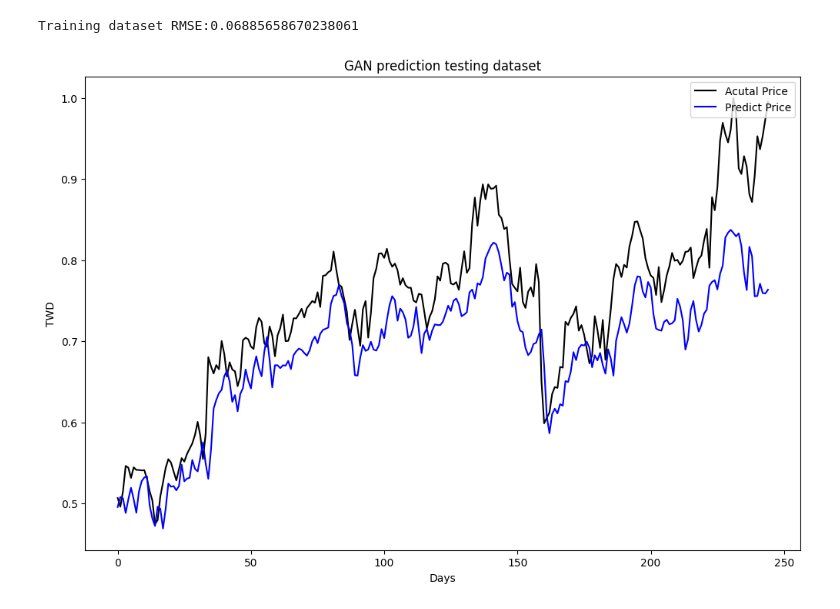
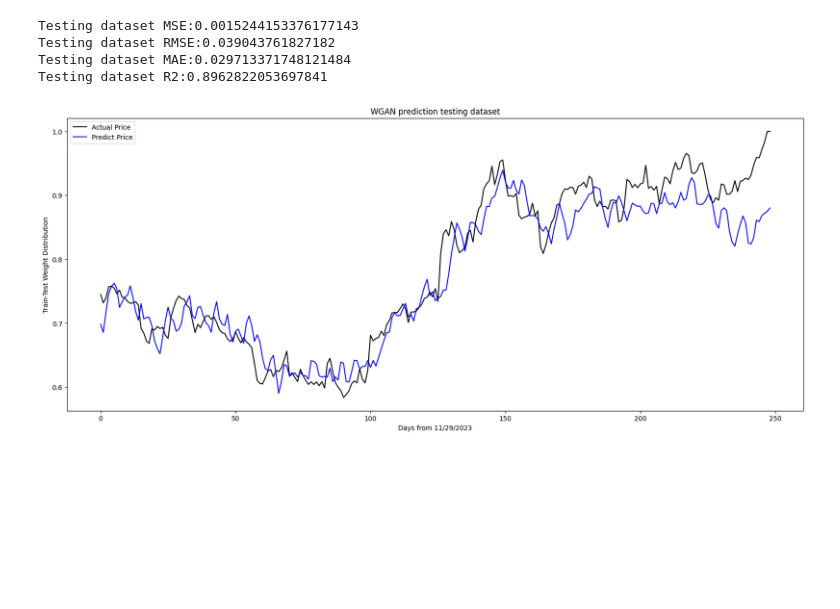
Before and after one commit to algebra2boy/GAN-StockPrediction, a Jupyter notebook: 3. GAN.ipynb, the cells around one changed output. Drawn from its saved outputs; the diff is of its cells as text; code cells hidden in the pictures; blank space fills up the shorter version.

```diff
--- a/3. GAN.ipynb
+++ b/3. GAN.ipynb
@@ -14,7 +14,7 @@ import math
 # torch.manual_seed(42)
 # np.random.seed(42)
 # %%
-data = pd.read_csv("preprocessed_stock_data.csv", index_col='Date')
+data = pd.read_csv("preprocessed_stock_data.csv", index_col=0)
 data
 # %% [output]
 |  | Open | High | Low | Close | Volume | Dividends | Stock Splits | pct_change | log_change | 7ma | ... |
@@ -418,11 +417,11 @@ def train_gan(gan_type='vanilla', lambda_gp=10, weight_clip=0.01):
 
 # Usage example:
 # For vanilla GAN:
-modelG, modelD, histG, histD = train_gan(gan_type='vanilla')
+# modelG, modelD, histG, histD = train_gan(gan_type='vanilla')
 
 # For WGAN with weight clipping:
 # modelG, modelD, histG, histD = train_gan(gan_type='wgan', weight_clip=0.01)
 
 # For WGAN-GP:
-# modelG, modelD, histG, histD = train_gan(gan_type='wgan_gp', lambda_gp=10)
+modelG, modelD, histG, histD = train_gan(gan_type='wgan_gp', lambda_gp=10)
 # %% [output]
@@ -482,15 +490,24 @@ Training dataset RMSE:0.03548662001602575
 # %%
-plt.figure(figsize=(12, 8))
-plt.plot(y_test_true, color = 'black', label = 'Acutal Price')
+plt.figure(figsize=(20, 8))
+plt.plot(y_test_true, color = 'black', label = 'Actual Price')
 plt.plot(y_test_pred, color = 'blue', label = 'Predict Price')
-plt.title('GAN prediction testing dataset')
-plt.ylabel('TWD')
-plt.xlabel('Days')
-plt.legend(loc = 'upper right')
+plt.title('WGAN-GP prediction testing dataset')
+plt.ylabel('Train-Test Weight Distribution')
+plt.xlabel('Days from 11/29/2023')
+plt.legend(loc = 'upper left')
 
 MSE = mean_squared_error(y_test_true, y_test_pred)
 RMSE = math.sqrt(MSE)
-print(f'Training dataset RMSE:{RMSE}')
+MAE = mean_absolute_error(y_test_true, y_test_pred)
+R2 = r2_score(y_test_true, y_test_pred)
+
+print(f'Testing dataset MSE:{MSE}')
+print(f'Testing dataset RMSE:{RMSE}')
+print(f'Testing dataset MAE:{MAE}')
+print(f'Testing dataset R2:{R2}')
 # %% [output]
-Training dataset RMSE:0.06885658670238061
+Testing dataset MSE:0.0015244153376177143
+Testing dataset RMSE:0.039043761827182
+Testing dataset MAE:0.029713371748121484
+Testing dataset R2:0.8962822053697841
-[figure, old version]
+[figure, new version]
```
Also changed, not shown: parts of 8 cells of this notebook, 5 other files.
